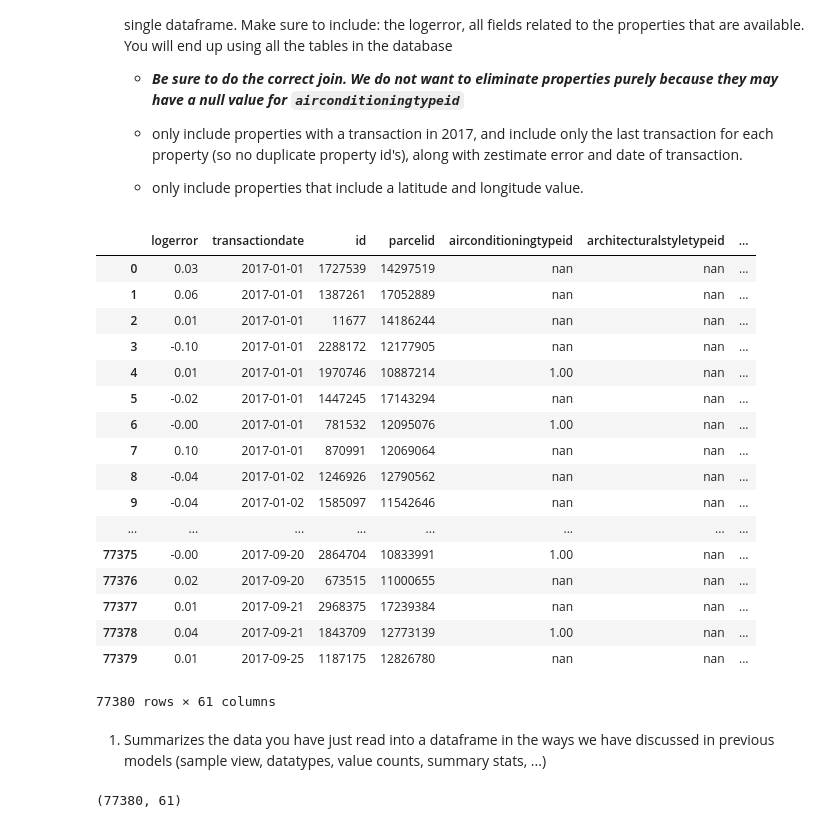
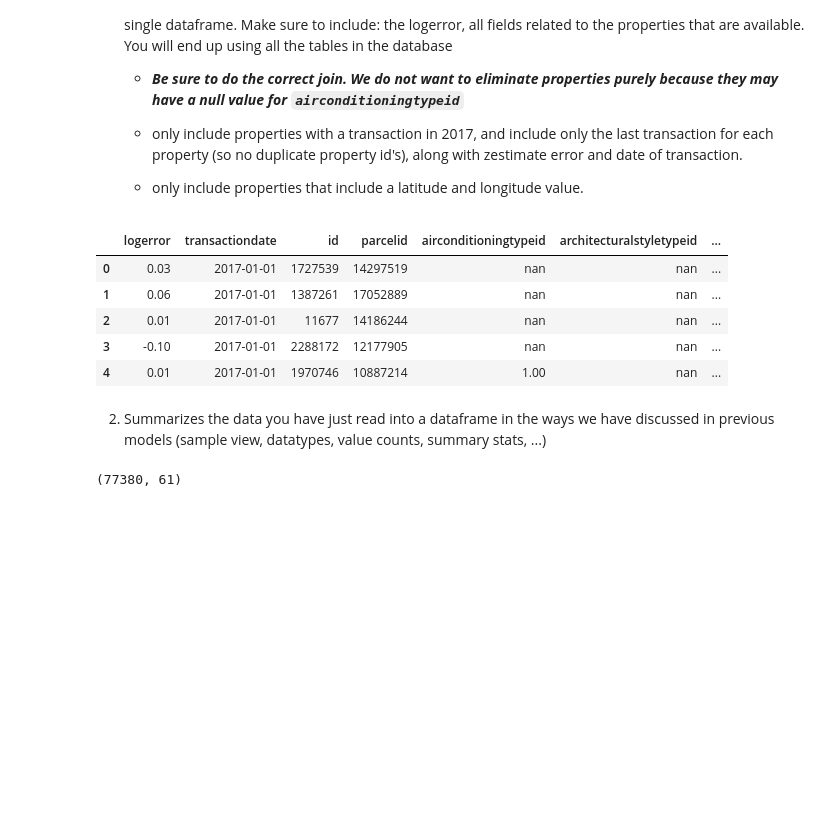
Before and after one commit to SaraPena/ds-methodologies-exercises, a Jupyter notebook: clustering/Zillow.ipynb, the cells around one changed output. Saved outputs shown, nothing was run; the diff lists cells and outputs as text; code cells hidden in the pictures; blank space fills up the shorter version.

```diff
--- a/clustering/Zillow.ipynb
+++ b/clustering/Zillow.ipynb
@@ -42,28 +42,16 @@ import prepare
 # %%
 df = acquire.get_data_from_mysql()
 # %%
-df
+df.head()
 # %% [output]
 |  | logerror | transactiondate | id | parcelid | airconditioningtypeid | architecturalstyletypeid | ... |
 | 0 | 0.03 | 2017-01-01 | 1727539 | 14297519 | nan | nan | ... |
 | 1 | 0.06 | 2017-01-01 | 1387261 | 17052889 | nan | nan | ... |
 | 2 | 0.01 | 2017-01-01 | 11677 | 14186244 | nan | nan | ... |
 | 3 | -0.10 | 2017-01-01 | 2288172 | 12177905 | nan | nan | ... |
 | 4 | 0.01 | 2017-01-01 | 1970746 | 10887214 | 1.00 | nan | ... |
-| 5 | -0.02 | 2017-01-01 | 1447245 | 17143294 | nan | nan | ... |
-| 6 | -0.00 | 2017-01-01 | 781532 | 12095076 | 1.00 | nan | ... |
-| 7 | 0.10 | 2017-01-01 | 870991 | 12069064 | nan | nan | ... |
-| 8 | -0.04 | 2017-01-02 | 1246926 | 12790562 | nan | nan | ... |
-| 9 | -0.04 | 2017-01-02 | 1585097 | 11542646 | nan | nan | ... |
-| ... | ... | ... | ... | ... | ... | ... | ... |
-| 77375 | -0.00 | 2017-09-20 | 2864704 | 10833991 | 1.00 | nan | ... |
-| 77376 | 0.02 | 2017-09-20 | 673515 | 11000655 | nan | nan | ... |
-| 77377 | 0.01 | 2017-09-21 | 2968375 | 17239384 | nan | nan | ... |
-| 77378 | 0.04 | 2017-09-21 | 1843709 | 12773139 | 1.00 | nan | ... |
-| 77379 | 0.01 | 2017-09-25 | 1187175 | 12826780 | nan | nan | ... |
-77380 rows × 61 columns
 # %% [markdown]
-1. Summarizes the data you have just read into a dataframe in the ways we have discussed in previous models (sample view, datatypes, value counts, summary stats, ...)
+2. Summarizes the data you have just read into a dataframe in the ways we have discussed in previous models (sample view, datatypes, value counts, summary stats, ...)
 # %%
 df.shape
 # %% [output]
```
Also changed, not shown: parts of 28 cells of this notebook.
